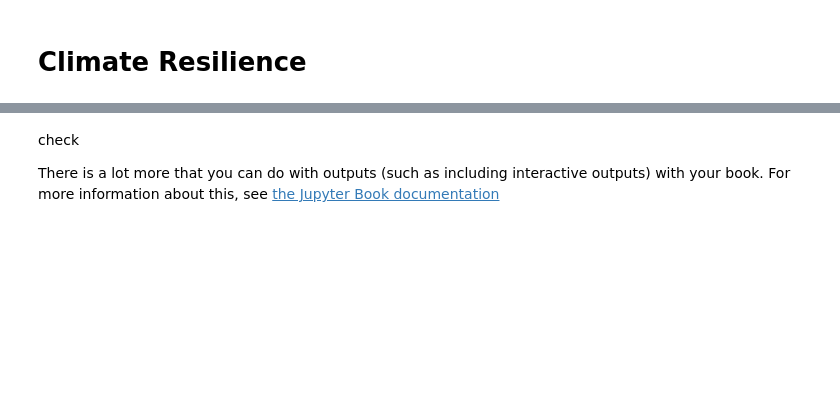
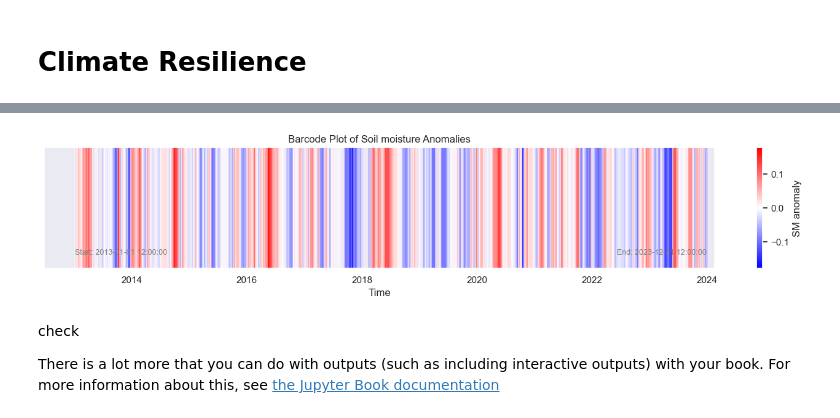
Before and after one commit to nadja1390/RAFIP, a Jupyter notebook: Climate_resilience.ipynb, the cells around one changed output, grey strips where cells are left out. Drawn from its saved outputs; the diff is of its cells as text; code cells hidden in the pictures; blank space fills up the shorter version.

```diff
--- a/Climate_resilience.ipynb
+++ b/Climate_resilience.ipynb
@@ -27,3 +36,49 @@ ax.legend(custom_lines, ['Cold', 'Medium', 'Hot']);
+# %%
+# Create a beautfiul plot with the downloaded data (heatmap?)
+# Inspiration: https://showyourstripes.info/c/europe/portugal/lisbon
+# How do I want to visualize this?
+
+import numpy as np
+import matplotlib.pyplot as plt
+from matplotlib.colors import Normalize
+import matplotlib.cm as cm
+
+sm_df['sm anomaly']
+
+# Prepare color mapping: red (-), white (0), blue (+)
+norm = Normalize(vmin=sm_df['sm anomaly'].min(), vmax=sm_df['sm anomaly'].max())
+cmap = cm.get_cmap('bwr')  # blue-white-red
+
+
+fig, ax = plt.subplots(figsize=(14, 3))
+
+# Create barcode plot
+for i in sm_df.index:
+    score = sm_df['sm anomaly'][i]
+    ax.axvline(x=i, color=cmap(norm(score)), linewidth=1)
+
+
+# Add start and end markers
+start_label = f"Start: {sm_df.index[0]}"
+end_label = f"End: {sm_df.index[-1]}"
+ax.text(sm_df.index[0], 0.1, start_label, ha='left', va='bottom', fontsize=9, color='gray', transform=ax.get_xaxis_transform())
+ax.text(sm_df.index[-1], 0.1, end_label, ha='right', va='bottom', fontsize=9, color='gray', transform=ax.get_xaxis_transform())
+
+
+plt.title('Barcode Plot of Soil moisture Anomalies')
+plt.yticks([])
+plt.xlabel('Time')
+
+
+# Add colorbar with mappable
+sm = plt.cm.ScalarMappable(norm=norm, cmap=cmap)
+sm.set_array([])  # needed for colorbar
+fig.colorbar(sm, ax=ax, orientation='vertical', label='SM anomaly')
+
+plt.tight_layout()
+plt.show()
+# %% [output]
+[figure, added]
 # %% [markdown]
 check
 
```
Also changed, not shown: parts of 5 cells of this notebook.
